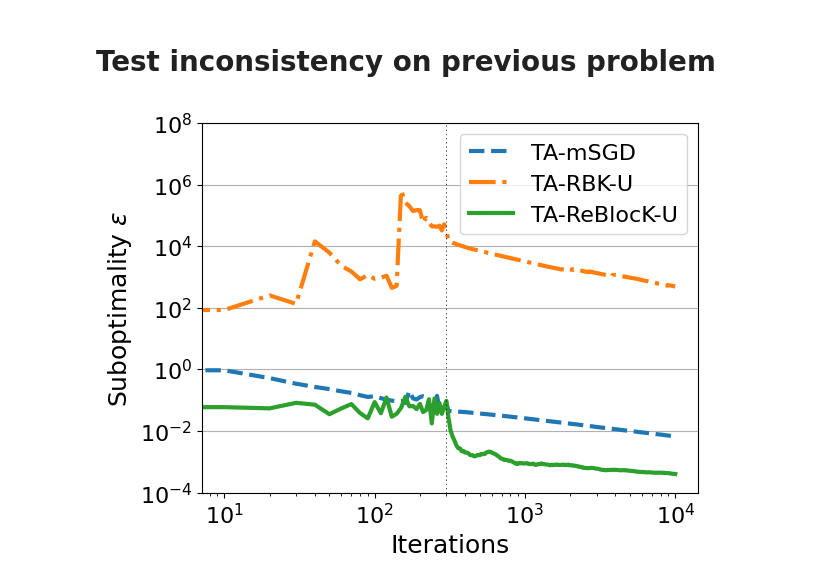
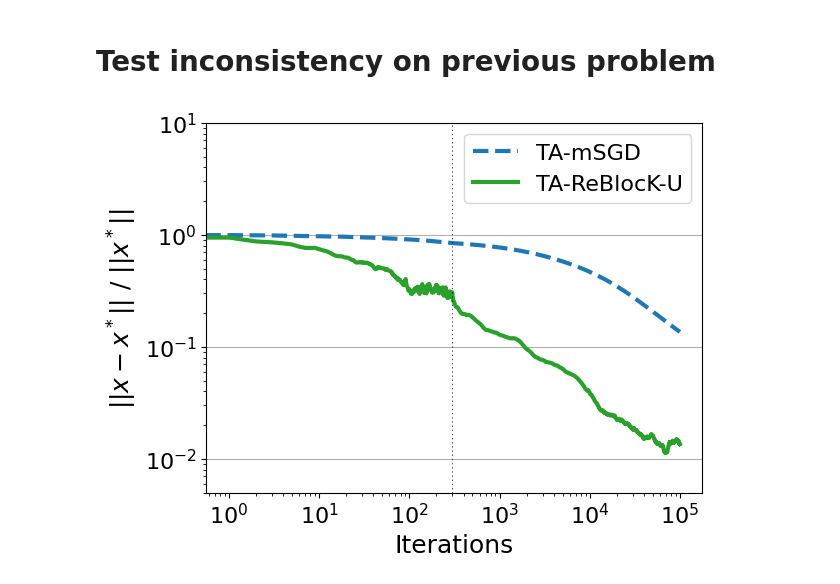
Before and after one commit to ggoldsh/block-kaczmarz-without-preprocessing, a Jupyter notebook: notebooks/random_examples.ipynb, the cells around one changed output. Cells and saved outputs as stored; diff of their text form; code cells hidden in the pictures.

```diff
--- a/notebooks/random_examples.ipynb
+++ b/notebooks/random_examples.ipynb
@@ -47,12 +129,11 @@ def block_kaczmarz(A, b, k, T, take_step):
 
     return xs
 # %%
-def plot_mean_residuals(data_list, Tburn, A, b, x_ls, plot_frequency=10, color_map={}):
+def plot_errs(data_list, Tburn, A, b, x_ls, color_map={}):
     fig, ax = plt.subplots()
 
     opt = A @ x_ls - b
-    opt_norm = np.linalg.norm(opt)
-
+    x_norm = np.linalg.norm(x_ls)
     i = 0
 
     for (xs, label, style) in data_list:
@@ -63,25 +144,22 @@ def plot_mean_residuals(data_list, Tburn, A, b, x_ls, plot_frequency=10, color_m
         x_means[0:Tburn,:] = xs[0:Tburn,:]
         x_means[Tburn:,:] = np.cumsum(xs[Tburn:,:],axis=0) / np.expand_dims(np.arange(1, T - Tburn + 2), 1)
 
-        # Only plot a subset of the iterates to save computation on the residual calculations below
-        x_means = x_means[::plot_frequency]
-        it_values = plot_frequency * np.arange(x_means.shape[0])
-
-        # Calculate residuals and epsilons
-        res = x_means @ A.T - np.expand_dims(b, axis=0)
-        eps = np.linalg.norm(res, axis=-1) / opt_norm - 1
+        # Calculate errors
+        err_vecs = x_means - x_ls
+        errs = np.linalg.norm(err_vecs, axis=-1) / x_norm
 
         if label in color_map:
-            ax.plot(it_values, eps, color=color_map[label], label=label, linestyle=style, linewidth=3)
+            ax.plot(errs, color=color_map[label], label=label, linestyle=style, linewidth=3)
         else:
-            ax.plot(it_values, eps, label=label, linestyle=style, linewidth=3)
+            ax.plot(errs, label=label, linestyle=style, linewidth=3)
 
+    if Tburn < T:
+        ax.axvline(Tburn, color='black', dashes=[2,4], linewidth=0.5)
 
-    ax.axvline(Tburn, color='black', dashes=[2,4], linewidth=0.5)
     ax.set_xscale('log')
     ax.set_yscale('log')
     ax.set_xlabel('Iterations')
-    ax.set_ylabel('Suboptimality $\epsilon$')
+    ax.set_ylabel(r'$||x - x^*||$ / $||x^*||$')
     ax.legend(loc='upper right')
     ax.grid(axis='y')
 
@@ -349,16 +503,23 @@ x_reblock = block_kaczmarz(A,b,k,T, get_reblock_step(lamb=lamb))
+# %%
+data = np.load('data/noise_0_1.npz')
+A = data['A']
+b = data['b']
+x_ls = np.linalg.lstsq(A, b, rcond=None)[0]
+x_sgd = data['x_sgd']
+x_rbk = data['x_rbk']
+x_reblock = data['x_reblock']
 # %%
-x_data = [x_sgd, x_rbk, x_reblock]
-labels = ['TA-mSGD', "TA-RBK-U", "TA-ReBlocK-U"]
-styles = ['dashed', 'dashdot', 'solid']
+x_data = [x_sgd, x_reblock]
+labels = ['TA-mSGD', "TA-ReBlocK-U"]
+styles = ['dashed', 'solid']
 Tburn = 300
 # %%
 plt.rcParams.update({'font.size': 16})
 plt.rcParams.update({'axes.labelsize': 18})
 
-fig, ax = plot_mean_residuals(zip(x_data, labels, styles), Tburn, A, b, x_ls)
+fig, ax = plot_errs(zip(x_data, labels, styles), Tburn, A, b, x_ls,color_map={"TA-ReBlocK-U": "tab:green"})
 ax.legend(loc='upper right')
-
-ax.set_ylim([1e-4, 1e8])
+ax.set_ylim([5e-3, 1e1])
 plt.savefig("noise_0_1.pdf", bbox_inches='tight')
 # %% [output]
-[figure, old version]
+[figure, new version]
```
Also changed, not shown: parts of 47 cells of this notebook.
